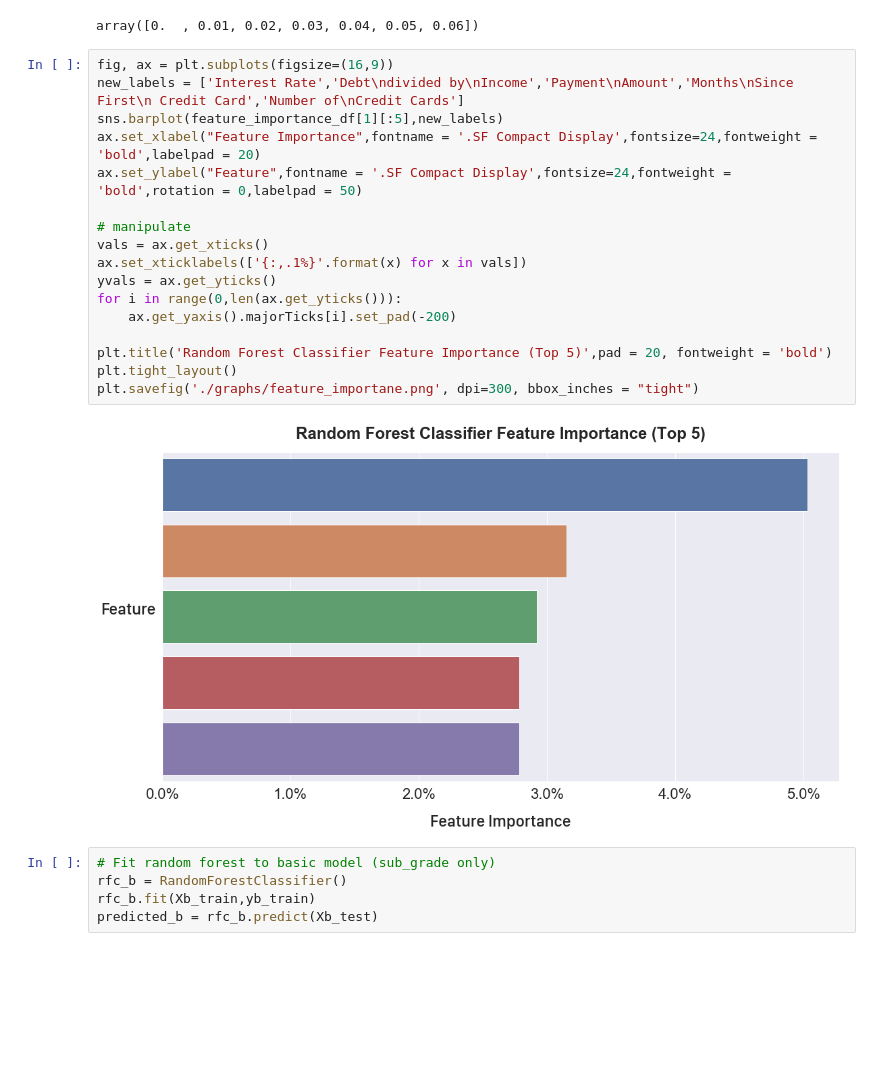
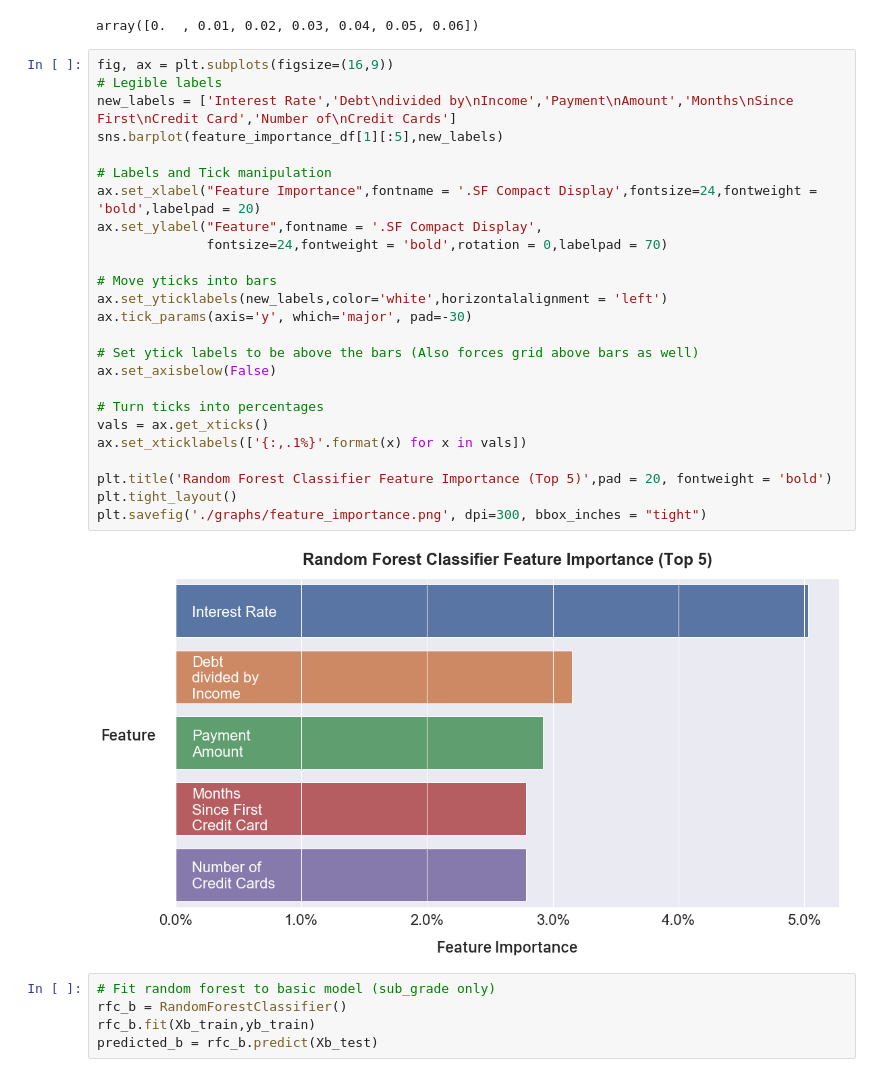
Before and after one commit to jeremyrchow/lending_club_default_model, a Jupyter notebook: Modeling and Graphs.ipynb, the cells around one changed output. Cells and saved outputs as stored; diff of their text form; blank space fills up the shorter version.

Commit message:
Bar graph with labels stacked on bars

```diff
--- a/Modeling and Graphs.ipynb
+++ b/Modeling and Graphs.ipynb
@@ -187,23 +187,31 @@ len(ax.get_xticks())
 array([0.  , 0.01, 0.02, 0.03, 0.04, 0.05, 0.06])
 # %%
 fig, ax = plt.subplots(figsize=(16,9))
-new_labels = ['Interest Rate','Debt\ndivided by\nIncome','Payment\nAmount','Months\nSince First\n Credit Card','Number of\nCredit Cards']
+# Legible labels
+new_labels = ['Interest Rate','Debt\ndivided by\nIncome','Payment\nAmount','Months\nSince First\nCredit Card','Number of\nCredit Cards']
 sns.barplot(feature_importance_df[1][:5],new_labels)
+
+# Labels and Tick manipulation
 ax.set_xlabel("Feature Importance",fontname = '.SF Compact Display',fontsize=24,fontweight = 'bold',labelpad = 20)
-ax.set_ylabel("Feature",fontname = '.SF Compact Display',fontsize=24,fontweight = 'bold',rotation = 0,labelpad = 50)
+ax.set_ylabel("Feature",fontname = '.SF Compact Display',
+              fontsize=24,fontweight = 'bold',rotation = 0,labelpad = 70)
 
-# manipulate
+# Move yticks into bars
+ax.set_yticklabels(new_labels,color='white',horizontalalignment = 'left')
+ax.tick_params(axis='y', which='major', pad=-30)
+
+# Set ytick labels to be above the bars (Also forces grid above bars as well)
+ax.set_axisbelow(False)
+
+# Turn ticks into percentages
 vals = ax.get_xticks()
 ax.set_xticklabels(['{:,.1%}'.format(x) for x in vals])
-yvals = ax.get_yticks()
-for i in range(0,len(ax.get_yticks())):
-    ax.get_yaxis().majorTicks[i].set_pad(-200)
 
 plt.title('Random Forest Classifier Feature Importance (Top 5)',pad = 20, fontweight = 'bold')
 plt.tight_layout()
-plt.savefig('./graphs/feature_importane.png', dpi=300, bbox_inches = "tight")
+plt.savefig('./graphs/feature_importance.png', dpi=300, bbox_inches = "tight")
 # %% [output]
-[figure, old version]
+[figure, new version]
 # %%
 # Fit random forest to basic model (sub_grade only)
 rfc_b = RandomForestClassifier()
```
Also changed, not shown: parts of 1 cell of this notebook, 3 other files.
